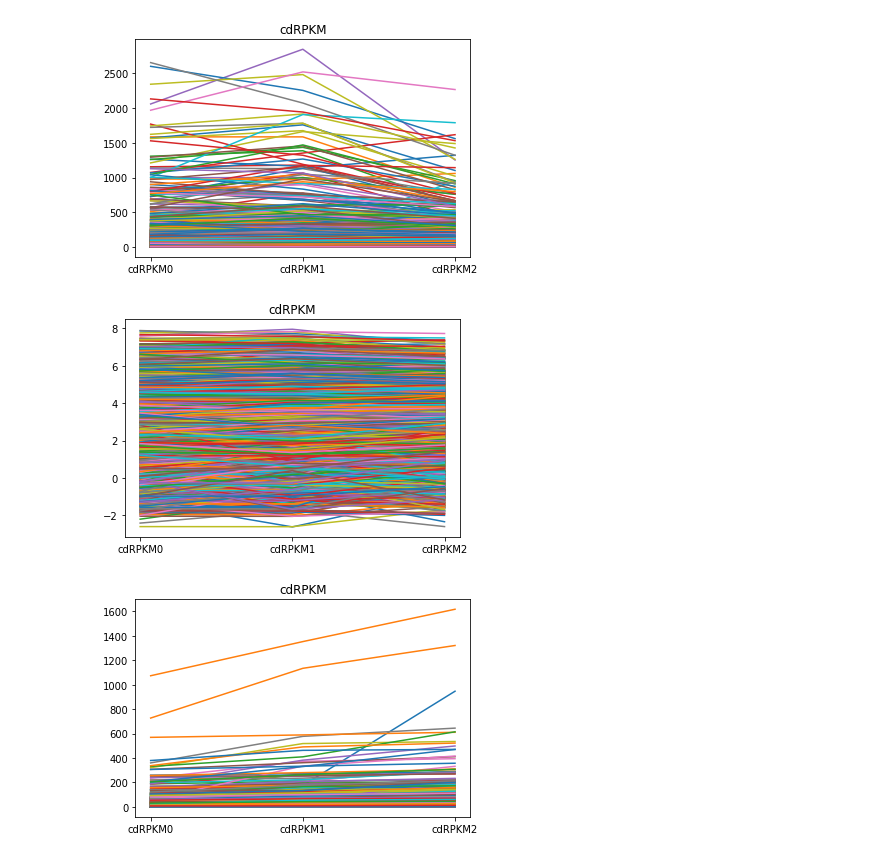
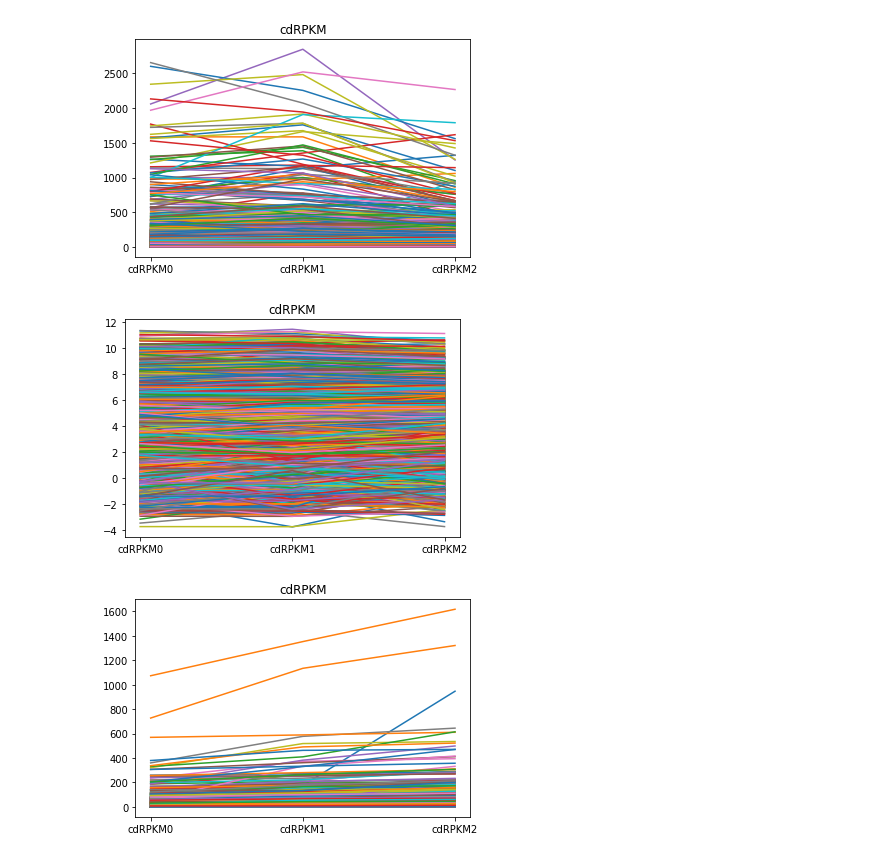
Before and after one commit to akd13/MA4199-FYP, a Jupyter notebook: Sample Data Plots/Exploratory Analysis.ipynb, the cells around one changed output. Cells and saved outputs as stored; diff of their text form; code cells hidden in the pictures.

Commit message:
Exploratory analysis edited with log plots and report

```diff
--- a/Sample Data Plots/Exploratory Analysis.ipynb
+++ b/Sample Data Plots/Exploratory Analysis.ipynb
@@ -111,3 +111,11 @@ for i in TIMEPOINTS:
 [figure]
 [figure]
 [figure]
+# %%
+#Histogram of each timepoint with log probabilties with custom bins
+bins = range(0,10,1)
+xlabel = 'Gene Expression'
+ylabel = 'Number of points'
+title = 'Timepoint '
+for i in TIMEPOINTS:
+    plot_histogram(np.log2(df_main['cdRPKM'+str(i)]),bins,xlabel,ylabel,title+str(i+1))
@@ -126,15 +138,15 @@ for i, var_plot in enumerate(PLOT):
 # %%
 # Do log plot
 for i, var_plot in enumerate(PLOT):
     var_plot_list = PLOT_LIST[i]
     fig = plt.subplot(111)
     for j in range(len(df_main)):
         expression_values = read_values(j, var_plot_list)
-        fig.plot(var_plot_list, np.log(expression_values))
+        fig.plot(var_plot_list, np.log2(expression_values))
     plt.title(var_plot)
     plt.show()
 # %% [output]
-[figure, old version]
+[figure, new version]
 # %%
 # Plot values increasing across time points
 
```
Also changed, not shown: parts of 5 cells of this notebook, 1 other file.
